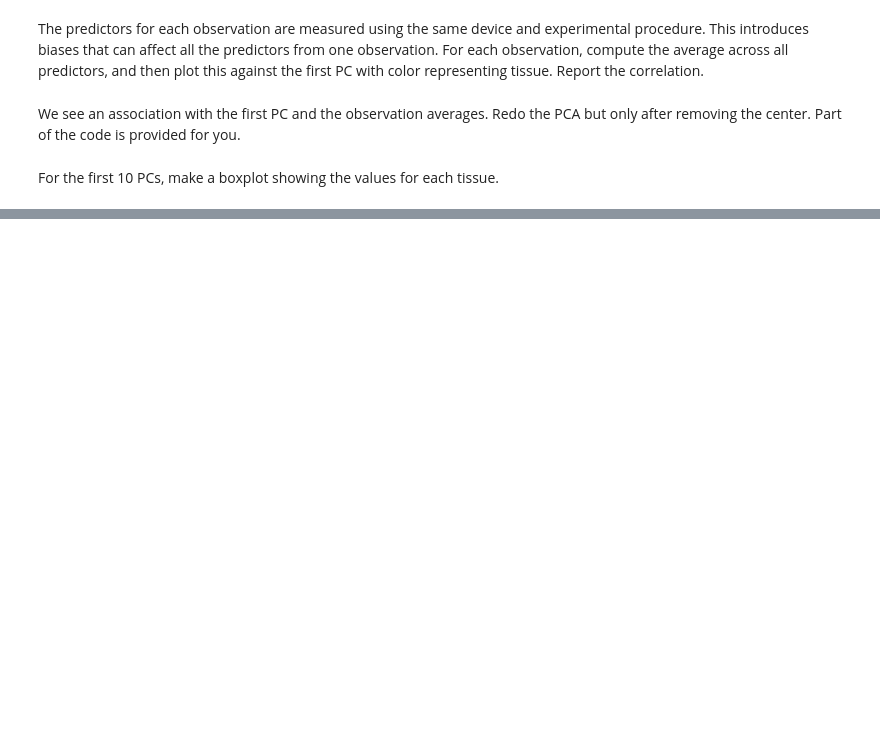
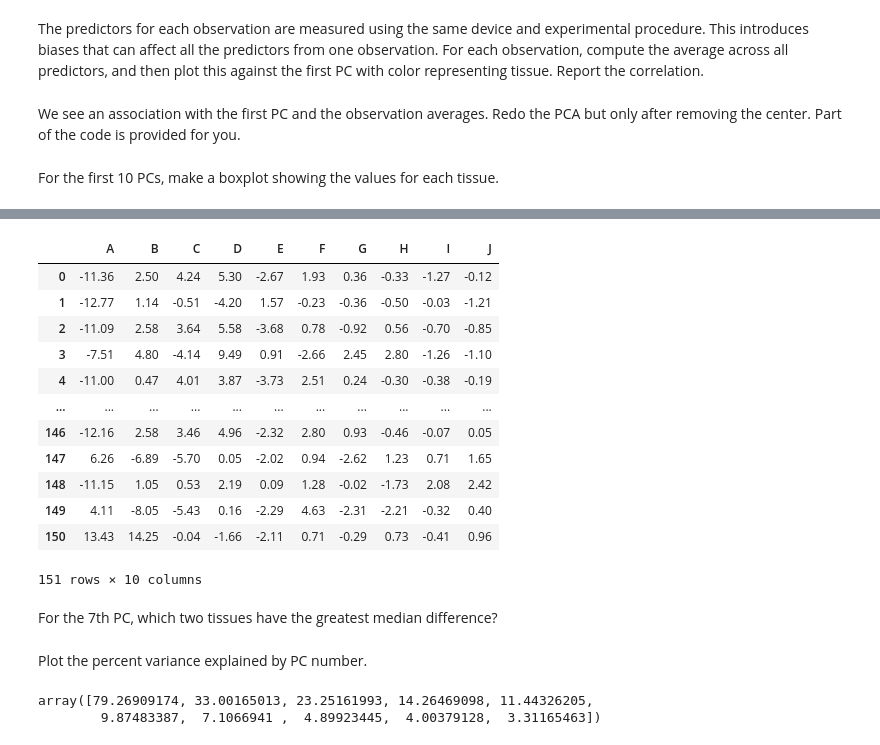
Before and after one commit to dennislamcv1/HarvardX-sDataScience, a Jupyter notebook: PH125.8x/Dimension Reduction.ipynb, the cells around one changed output, grey strips where cells are left out. Saved outputs shown, nothing was run; the diff lists cells and outputs as text; code cells hidden in the pictures; blank space fills up the shorter version.

```diff
--- a/PH125.8x/Dimension Reduction.ipynb
+++ b/PH125.8x/Dimension Reduction.ipynb
@@ -455,0 +267,26 @@ For the first 10 PCs, make a boxplot showing the values for each tissue.
+# %%
+pca10df = pd.DataFrame(X_train_10, columns=['A','B','C','D','E','F','G','H','I','J'])
+pca10df
+# %% [output]
+|  | A | B | C | D | E | F | G | H | I | J |
+| 0 | -11.36 | 2.50 | 4.24 | 5.30 | -2.67 | 1.93 | 0.36 | -0.33 | -1.27 | -0.12 |
+| 1 | -12.77 | 1.14 | -0.51 | -4.20 | 1.57 | -0.23 | -0.36 | -0.50 | -0.03 | -1.21 |
+| 2 | -11.09 | 2.58 | 3.64 | 5.58 | -3.68 | 0.78 | -0.92 | 0.56 | -0.70 | -0.85 |
+| 3 | -7.51 | 4.80 | -4.14 | 9.49 | 0.91 | -2.66 | 2.45 | 2.80 | -1.26 | -1.10 |
+| 4 | -11.00 | 0.47 | 4.01 | 3.87 | -3.73 | 2.51 | 0.24 | -0.30 | -0.38 | -0.19 |
+| ... | ... | ... | ... | ... | ... | ... | ... | ... | ... | ... |
+| 146 | -12.16 | 2.58 | 3.46 | 4.96 | -2.32 | 2.80 | 0.93 | -0.46 | -0.07 | 0.05 |
+| 147 | 6.26 | -6.89 | -5.70 | 0.05 | -2.02 | 0.94 | -2.62 | 1.23 | 0.71 | 1.65 |
+| 148 | -11.15 | 1.05 | 0.53 | 2.19 | 0.09 | 1.28 | -0.02 | -1.73 | 2.08 | 2.42 |
+| 149 | 4.11 | -8.05 | -5.43 | 0.16 | -2.29 | 4.63 | -2.31 | -2.21 | -0.32 | 0.40 |
+| 150 | 13.43 | 14.25 | -0.04 | -1.66 | -2.11 | 0.71 | -0.29 | 0.73 | -0.41 | 0.96 |
+151 rows × 10 columns
+# %% [markdown]
+For the 7th PC, which two tissues have the greatest median difference?
+# %% [markdown]
+Plot the percent variance explained by PC number.
+# %%
+pca10.explained_variance_
+# %% [output]
+array([79.26909174, 33.00165013, 23.25161993, 14.26469098, 11.44326205,
+        9.87483387,  7.1066941 ,  4.89923445,  4.00379128,  3.31165463])
```
Also changed, not shown: parts of 119 cells of this notebook, 1 other file.
